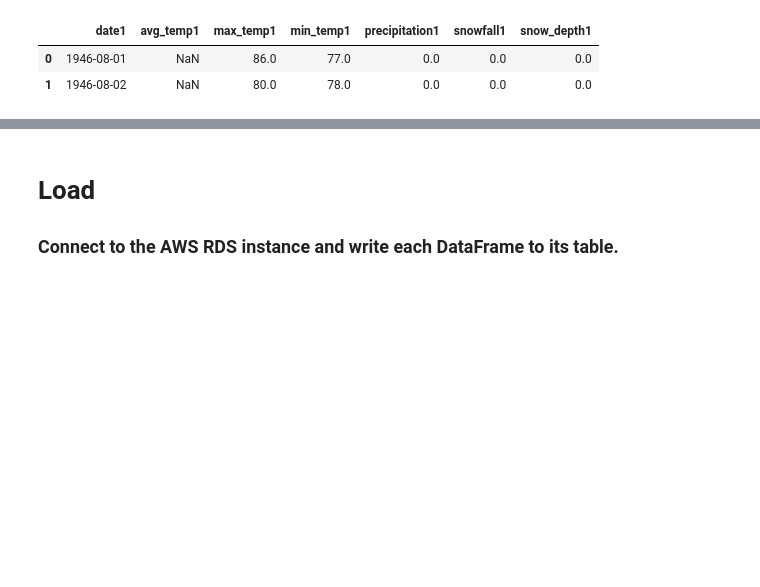
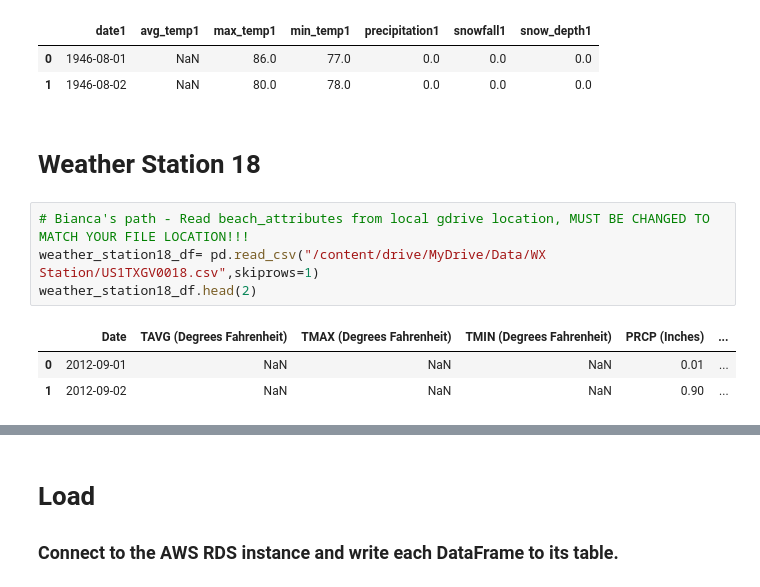
Before and after one commit to david-garza/enterococci_prediction_analysis, a Jupyter notebook: ETL/ETL.ipynb, the cells around one changed output, grey strips where cells are left out. Cells and saved outputs as stored; diff of their text form; blank space fills up the shorter version.

Commit message:
imported, cleaned, and loaded tables: "weather_station18" and "weather_station54".

```diff
--- a/ETL/ETL.ipynb
+++ b/ETL/ETL.ipynb
@@ -480,3 +486,13 @@ renamed_weather_station1_df.head(2)
 |  | date1 | avg_temp1 | max_temp1 | min_temp1 | precipitation1 | snowfall1 | snow_depth1 |
 | 0 | 1946-08-01 | NaN | 86.0 | 77.0 | 0.0 | 0.0 | 0.0 |
 | 1 | 1946-08-02 | NaN | 80.0 | 78.0 | 0.0 | 0.0 | 0.0 |
+# %% [markdown]
+# Weather Station 18
+# %%
+# Bianca's path - Read beach_attributes from local gdrive location, MUST BE CHANGED TO MATCH YOUR FILE LOCATION!!!
+weather_station18_df= pd.read_csv("/content/drive/MyDrive/Data/WX Station/US1TXGV0018.csv",skiprows=1)
+weather_station18_df.head(2)
+# %% [output]
+|  | Date | TAVG (Degrees Fahrenheit) | TMAX (Degrees Fahrenheit) | TMIN (Degrees Fahrenheit) | PRCP (Inches) | ... |
+| 0 | 2012-09-01 | NaN | NaN | NaN | 0.01 | ... |
+| 1 | 2012-09-02 | NaN | NaN | NaN | 0.90 | ... |
```
Also changed, not shown: parts of 34 cells of this notebook.
